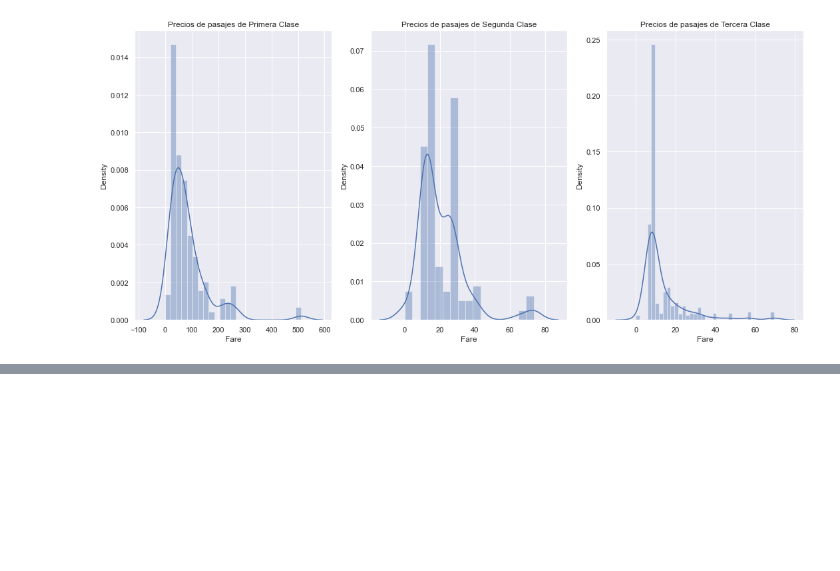
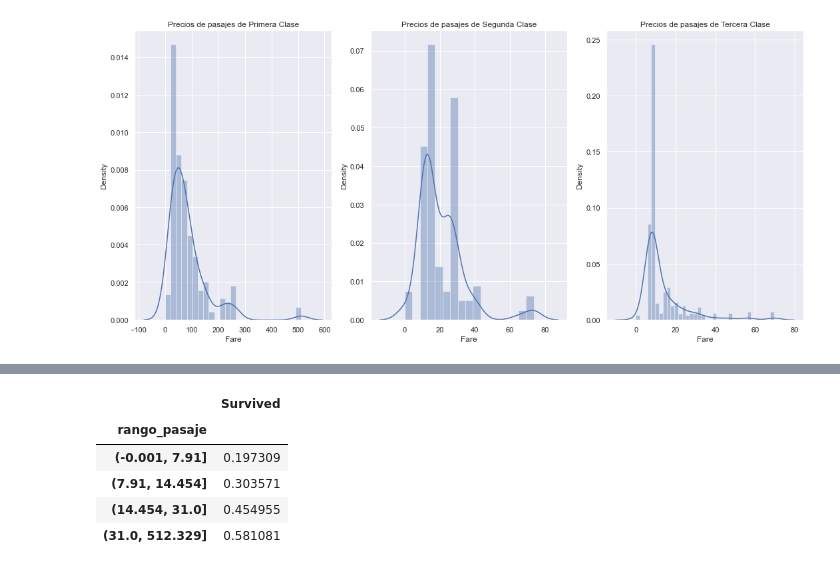
Before and after one commit to albaniamusabeli/Machine-Learning-Titanic, a Jupyter notebook: py-titanic.ipynb, the cells around one changed output, grey strips where cells are left out. Drawn from its saved outputs; the diff is of its cells as text; code cells hidden in the pictures; blank space fills up the shorter version.

```diff
--- a/py-titanic.ipynb
+++ b/py-titanic.ipynb
@@ -239,0 +294,11 @@ Text(0.5, 1.0, 'Precios de pasajes de Tercera Clase')
+# %%
+# Se agrupa la variable rango pasaje combinandola con la variable Survived PARA OBTENER UN RANGO
+# mean ---> obtener el promedio de registros de cada categoria (tambien se puede aplicar funciones sum(), count(), entre otras)
+data.groupby(['rango_pasaje'])['Survived'].mean().to_frame().style.background_gradient(cmap = 'Blues')
+# %% [output]
+|  | Survived |
+| rango_pasaje |  |
+| (-0.001, 7.91] | 0.197309 |
+| (7.91, 14.454] | 0.303571 |
+| (14.454, 31.0] | 0.454955 |
+| (31.0, 512.329] | 0.581081 |
```
Also changed, not shown: parts of 13 cells of this notebook.
